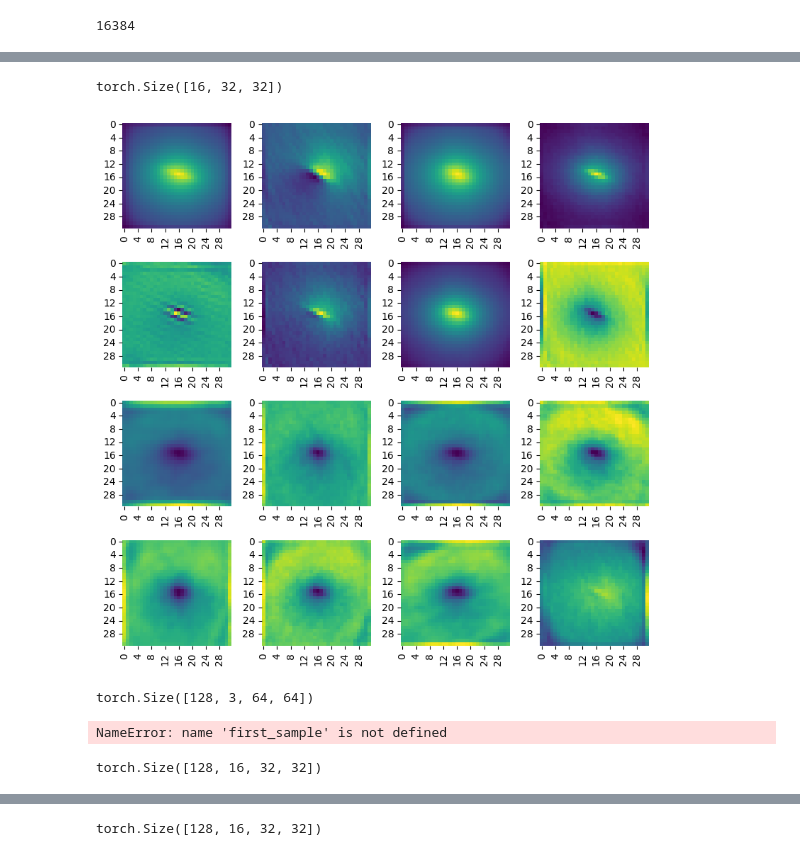
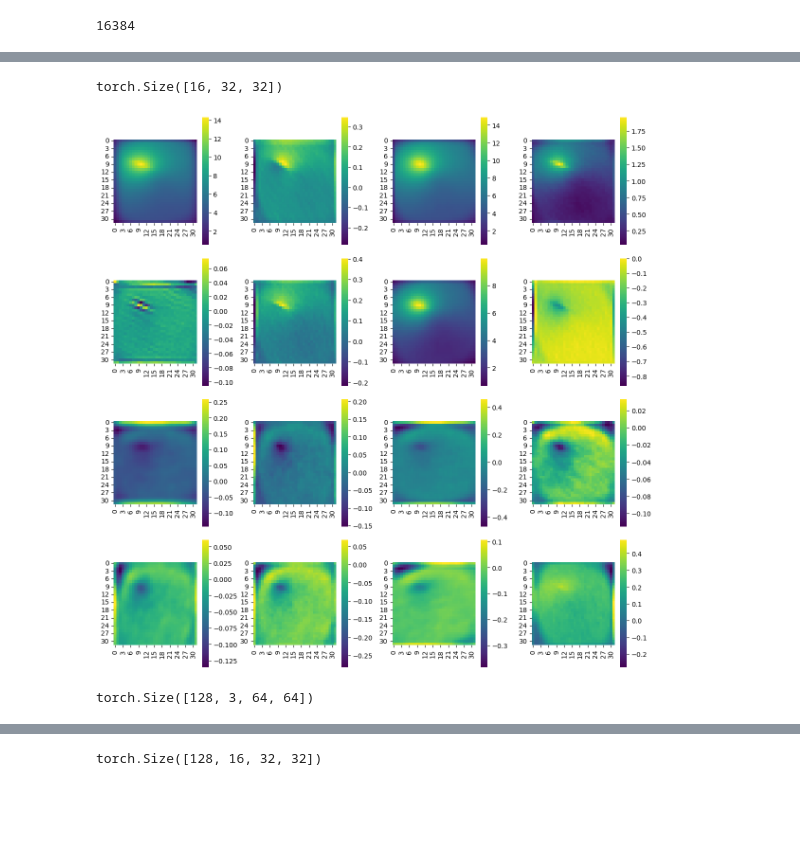
Before and after one commit to VanillaCappuccino/vonenet-mete, a Jupyter notebook: cov_matrix.ipynb, the cells around one changed output, grey strips where cells are left out. Saved outputs shown, nothing was run; the diff lists cells and outputs as text; code cells hidden in the pictures; blank space fills up the shorter version.

```diff
--- a/cov_matrix.ipynb
+++ b/cov_matrix.ipynb
@@ -439,25 +421,0 @@ torch.Size([16, 32, 32])
-# %%
-sz = outputs_inter.shape[1]
-btc = 0 # index of img in batch
-
-rows = int(np.sqrt(sz))
-fil = outputs_inter[btc][:sz,::]
-print(fil.shape)
-# Create a figure and axis object using Matplotlib
-fig, axes = plt.subplots(rows, rows, figsize=(2*rows, 2*rows))
-
-# Flatten the axes array to make it easier to iterate over
-axes = axes.flatten()
-
-# Loop through each subplot and plot the heatmap
-for i, ax in enumerate(axes):
-    if i < rows * rows:
-        ax.imshow(fil[i].to("cpu"))
-    else:
-        ax.axis('off')  # Turn off axis for empty subplots
-
-# Adjust layout to prevent overlap
-plt.tight_layout()
-
-# Show the plot
-plt.show()
@@ -504,0 +443,6 @@ for ind in positions:
+# %%
+shift = np.random.choice(np.arange(-3,3)) * image_size//stride + np.random.choice(np.arange(-4*image_size//stride//7, +4*image_size//stride//7))
+ind = positions[3] + shift
+mnd = np.zeros(1024)
+mnd[ind] = 1
+sns.heatmap(mnd.reshape(32,32))
@@ -505,38 +452,34 @@ for ind in positions:
 # %%
 covvies = cov_matrix[ind].reshape(16, image_size//stride, image_size//stride)
 covvies.shape
 
 sz = covvies.shape[0]
 
 rows = int(np.sqrt(sz))
 fil = covvies
 print(fil.shape)
 # Create a figure and axis object using Matplotlib
-fig, axes = plt.subplots(rows, rows, figsize=(2*rows, 2*rows))
+fig, axes = plt.subplots(rows, rows, figsize=(3*rows, 3*rows))
 
 # Flatten the axes array to make it easier to iterate over
 axes = axes.flatten()
 
 # Loop through each subplot and plot the heatmap
 for i, ax in enumerate(axes):
     if i < rows * rows:
-        sns.heatmap(fil[i].to("cpu"), ax=ax, cmap="viridis", cbar=False)
+        sns.heatmap(fil[i].to("cpu"), ax=ax, cmap="viridis", cbar=True, square=True)
     else:
         ax.axis('off')  # Turn off axis for empty subplots
 
 # Adjust layout to prevent overlap
 plt.tight_layout()
 
 # Show the plot
 plt.show()
 # %% [output]
 torch.Size([16, 32, 32])
-[figure, old version]
+[figure, new version]
 # %%
 first_sample[0].shape
 # %% [output]
 torch.Size([128, 3, 64, 64])
-# %%
-outputs_inter = first_sample[0].permute(0,3,2,1)
-# %% [output]
-NameError: name 'first_sample' is not defined
@@ -551,4 +485,0 @@ covved = (covved / covved.max(2, keepdim=True)[0]).reshape(outputs_inter.shape)
-# %%
-covved.shape
-# %% [output]
-torch.Size([128, 16, 32, 32])
```
Also changed, not shown: parts of 19 cells of this notebook.
